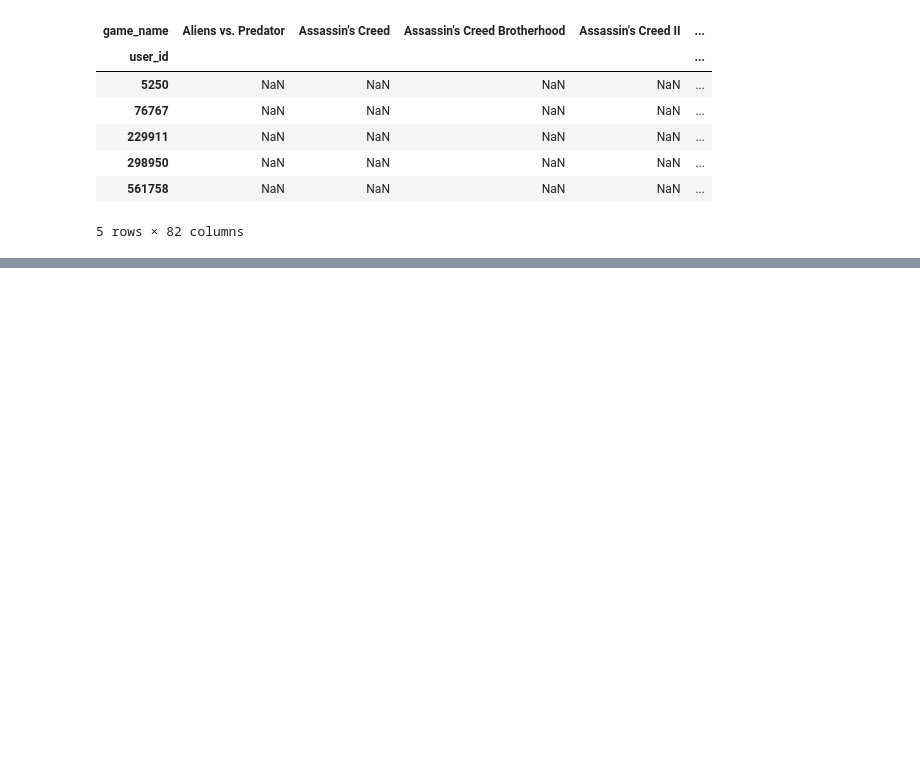
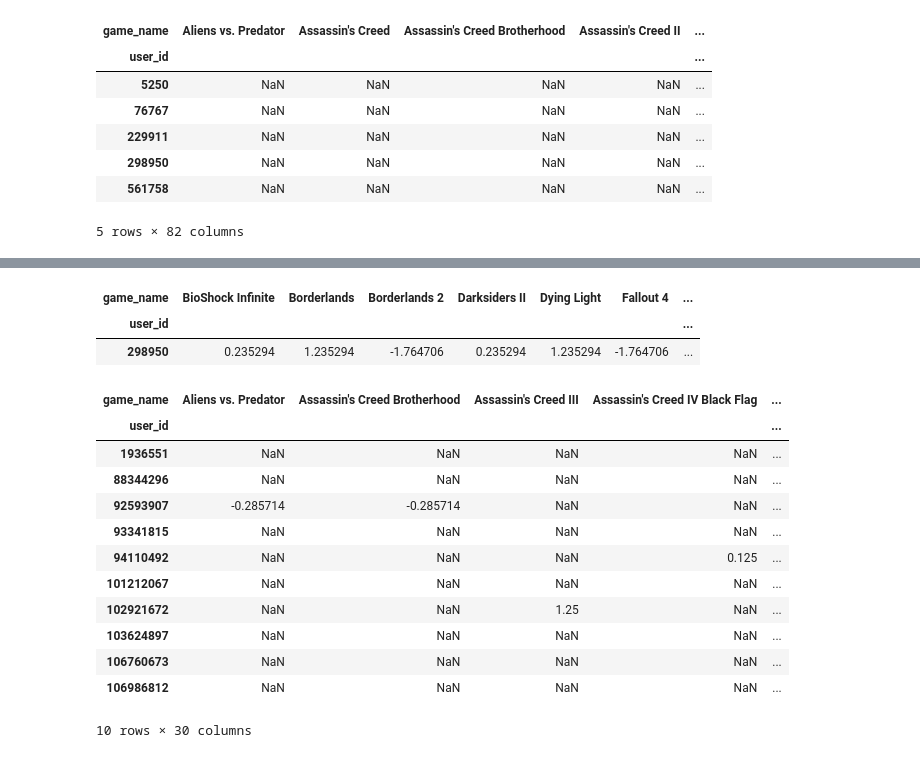
Before and after one commit to OmarEmad313/video-game-recommendation, a Jupyter notebook: video game recommendation with explicit rating/Video game recommendation with explicit data.ipynb, the cells around one changed output, grey strips where cells are left out. Cells and saved outputs as stored; diff of their text form; code cells hidden in the pictures; blank space fills up the shorter version.

```diff
--- a/video game recommendation with explicit rating/Video game recommendation with explicit data.ipynb
+++ b/video game recommendation with explicit rating/Video game recommendation with explicit data.ipynb
@@ -1143,0 +1181,9 @@ matrix.head()
+# %%
+# Number of similar users
+n = 10
+# User similarity threashold
+user_similarity_threshold = 0.3
+# Get top n similar users
+similar_users = user_similarity[user_similarity[picked_userid]>user_similarity_threshold][picked_userid].sort_values(ascending=False).iloc[:n]
+# Print out top n similar users
+print(f'The similar users for user {picked_userid} are', similar_users)
@@ -1143,0 +1203,24 @@ matrix.head()
+# %%
+picked_userid_watched = matrix_norm[matrix_norm.index == picked_userid].dropna(axis=1, how='all')
+picked_userid_watched
+# %% [output]
+| game_name | BioShock Infinite | Borderlands | Borderlands 2 | Darksiders II | Dying Light | Fallout 4 | ... |
+| user_id |  |  |  |  |  |  | ... |
+| 298950 | 0.235294 | 1.235294 | -1.764706 | 0.235294 | 1.235294 | -1.764706 | ... |
+# %%
+similar_user_games = matrix_norm[matrix_norm.index.isin(similar_users.index)].dropna(axis=1, how='all')
+similar_user_games
+# %% [output]
+| game_name | Aliens vs. Predator | Assassin's Creed Brotherhood | Assassin's Creed III | Assassin's Creed IV Black Flag | ... |
+| user_id |  |  |  |  | ... |
+| 1936551 | NaN | NaN | NaN | NaN | ... |
+| 88344296 | NaN | NaN | NaN | NaN | ... |
+| 92593907 | -0.285714 | -0.285714 | NaN | NaN | ... |
+| 93341815 | NaN | NaN | NaN | NaN | ... |
+| 94110492 | NaN | NaN | NaN | 0.125 | ... |
+| 101212067 | NaN | NaN | NaN | NaN | ... |
+| 102921672 | NaN | NaN | 1.25 | NaN | ... |
+| 103624897 | NaN | NaN | NaN | NaN | ... |
+| 106760673 | NaN | NaN | NaN | NaN | ... |
+| 106986812 | NaN | NaN | NaN | NaN | ... |
+10 rows × 30 columns
```
Also changed, not shown: parts of 12 cells of this notebook.
